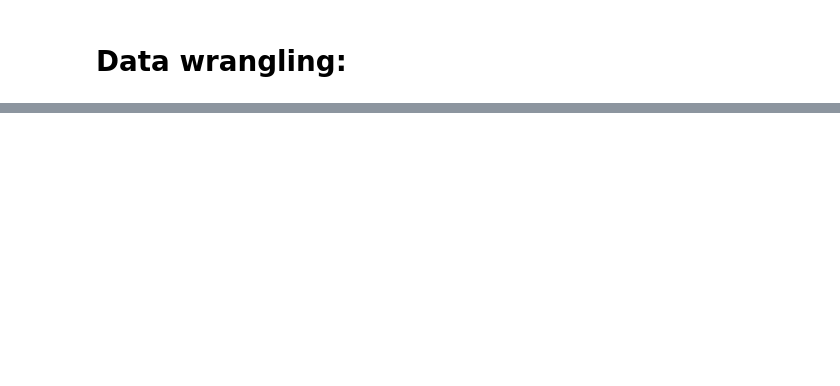
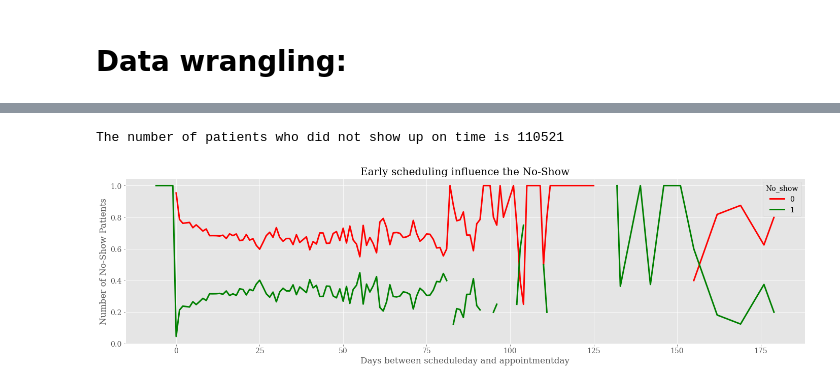
Before and after one commit to fahimguide/Medical-Appointment-No-Shows-Analysis, a Jupyter notebook: version2_project2.ipynb, the cells around one changed output, grey strips where cells are left out. Saved outputs shown, nothing was run; the diff lists cells and outputs as text; code cells hidden in the pictures; blank space fills up the shorter version.

```diff
--- a/version2_project2.ipynb
+++ b/version2_project2.ipynb
@@ -214,0 +225,9 @@ df_copy.set_index("AppointmentID", inplace=True)
+# %%
+# drop the rows with negative age
+df_copy.drop(minus_age.index, inplace=True)
+# %%
+# standardize the data of No-show column by changing the data of the columns from yes and no to 1 and 0
+df_copy["No_show"] = df_copy["No_show"].replace(["Yes","No"],[1,0])
+# %%
+# standardize the data of Handicap column by changing the data of the columns from 2,3,4 to 1
+df_copy["Handicap"] = df_copy["Handicap"].replace([2,3,4],[1,1,1])
@@ -214,0 +297,8 @@ df_copy.set_index("AppointmentID", inplace=True)
+# %%
+# calculate the difference between appointment day and schedule day
+date_diff = df_copy["AppointmentDay"].dt.date - df_copy["ScheduledDay"].dt.date
+# remove the hours from date_diff
+date_diff= date_diff.dt.days
+date_diff_df = pd.DataFrame([date_diff, df_copy["No_show"]]).T
+date_diff_df.columns = ["Date_diff","No_show"]
+date_diff_df["No_show"].unique()
@@ -214,0 +319,16 @@ df_copy.set_index("AppointmentID", inplace=True)
+# %%
+# grouping the data by No_show and Date_diff
+print(f"The number of patients who did not show up on time is {masked_df.shape[0]}")
+# %% [output]
+The number of patients who did not show up on time is 110521
+# %%
+# ploting the Date_diff vs No_show
+(date_diff_df.groupby("Date_diff")["No_show"]
+.value_counts(normalize=True).unstack()
+.plot(kind="line", figsize=(24,6), color=["red","green"], linewidth=3, fontsize=14))
+plt.ylabel('Number of No-Show Patients');
+plt.xlabel('Days between scheduleday and appointmentday');
+plt.title("Early scheduling influence the No-Show");
+plt.show();
+# %% [output]
+[figure, added]
```
Also changed, not shown: parts of 31 cells of this notebook, 3 other files.
